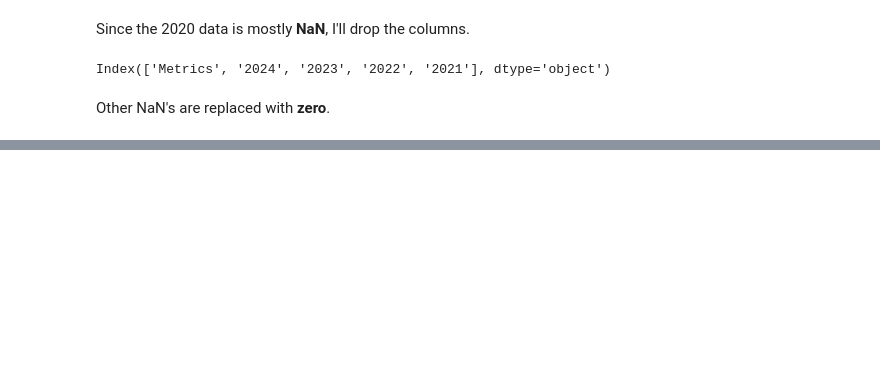
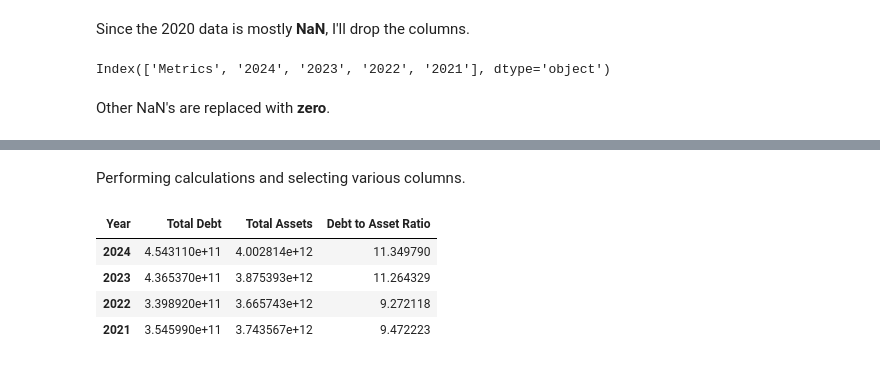
Before and after one commit to pvtzurbito/data_science, a Jupyter notebook: Learning Pandas/pandas101.ipynb, the cells around one changed output, grey strips where cells are left out. Cells and saved outputs as stored; diff of their text form; code cells hidden in the pictures; blank space fills up the shorter version.

```diff
--- a/Learning Pandas/pandas101.ipynb
+++ b/Learning Pandas/pandas101.ipynb
@@ -91,0 +140,3 @@ balance_df = balance_df.fillna(0)
+# %%
+balance_t = balance_t.rename_axis('Year', axis = 1)
+balance_t.columns
@@ -91,0 +185,11 @@ balance_df = balance_df.fillna(0)
+# %% [markdown]
+Performing calculations and selecting various columns.
+# %%
+balance_t['Debt to Asset Ratio'] = (balance_t['Total Debt'] / balance_t['Total Assets']) *100
+balance_t[['Total Debt', 'Total Assets', 'Debt to Asset Ratio']]
+# %% [output]
+| Year | Total Debt | Total Assets | Debt to Asset Ratio |
+| 2024 | 4.543110e+11 | 4.002814e+12 | 11.349790 |
+| 2023 | 4.365370e+11 | 3.875393e+12 | 11.264329 |
+| 2022 | 3.398920e+11 | 3.665743e+12 | 9.272118 |
+| 2021 | 3.545990e+11 | 3.743567e+12 | 9.472223 |
```
Also changed, not shown: parts of 13 cells of this notebook, 1 other file.
